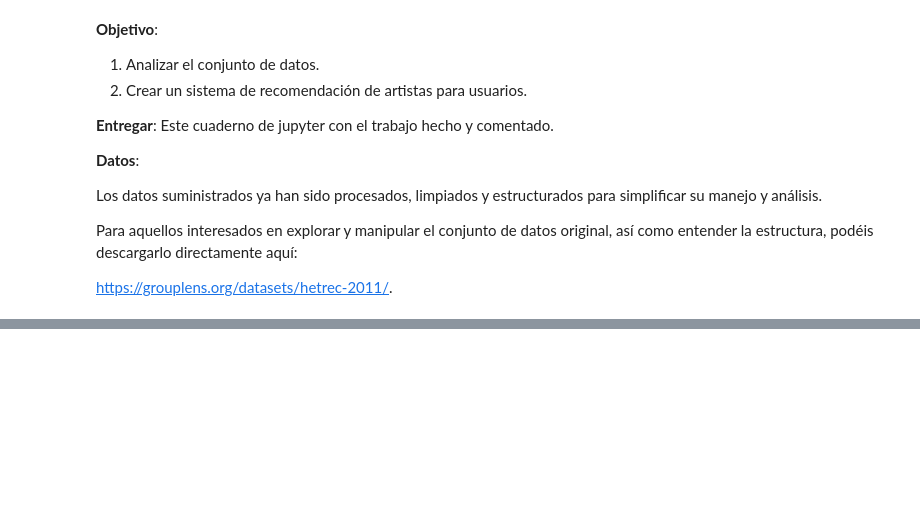
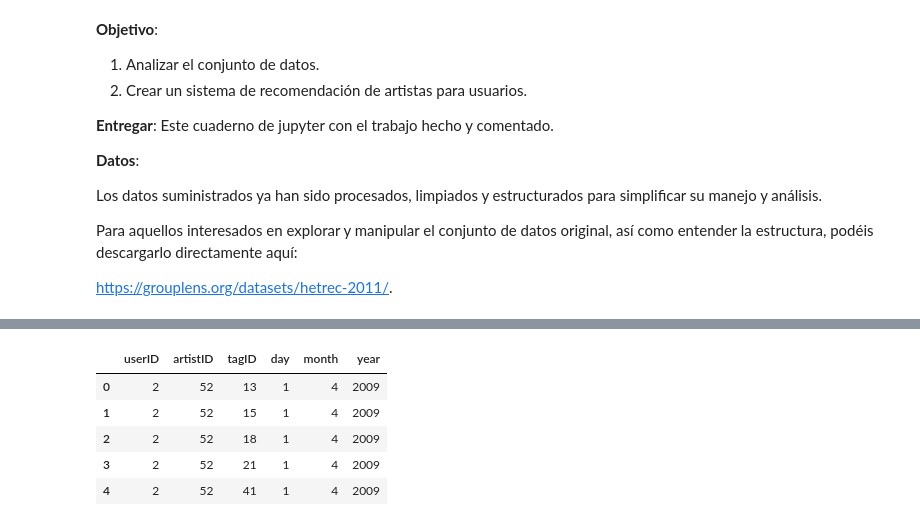
Before and after one commit to apardods/ml3-p2, a Jupyter notebook: ml3_project2.ipynb, the cells around one changed output, grey strips where cells are left out. Cells and saved outputs as stored; diff of their text form; code cells hidden in the pictures; blank space fills up the shorter version.

```diff
--- a/ml3_project2.ipynb
+++ b/ml3_project2.ipynb
@@ -46,0 +35,9 @@ print(users.head())
+# %%
+user_tag_artist.head()
+# %% [output]
+|  | userID | artistID | tagID | day | month | year |
+| 0 | 2 | 52 | 13 | 1 | 4 | 2009 |
+| 1 | 2 | 52 | 15 | 1 | 4 | 2009 |
+| 2 | 2 | 52 | 18 | 1 | 4 | 2009 |
+| 3 | 2 | 52 | 21 | 1 | 4 | 2009 |
+| 4 | 2 | 52 | 41 | 1 | 4 | 2009 |
```
Also changed, not shown: parts of 13 cells of this notebook.
